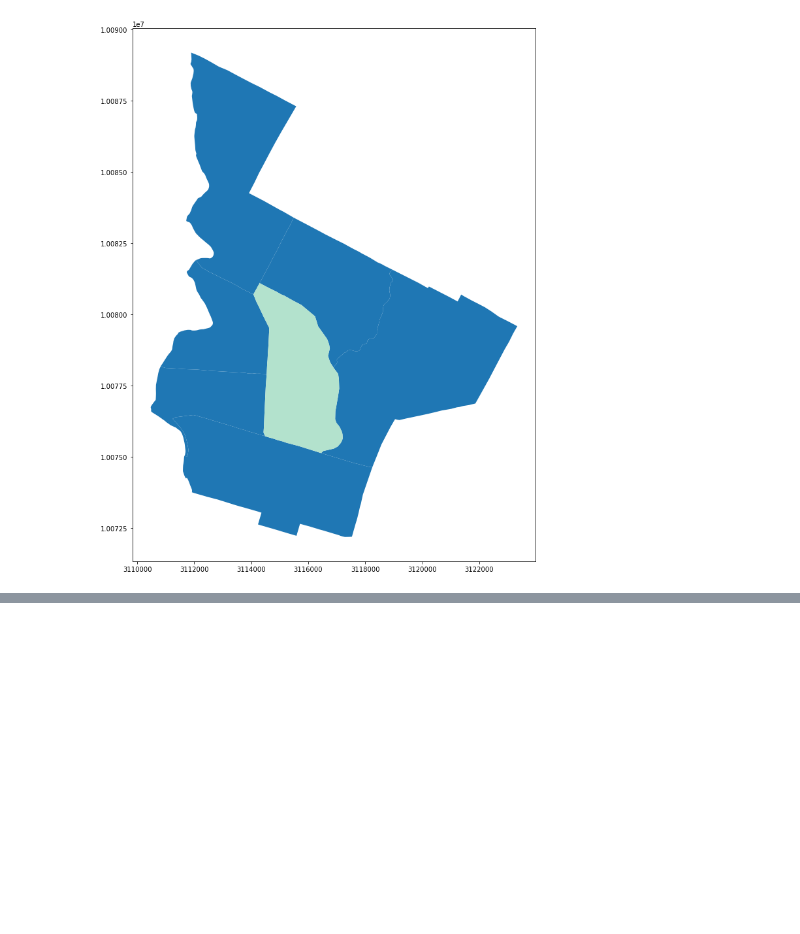
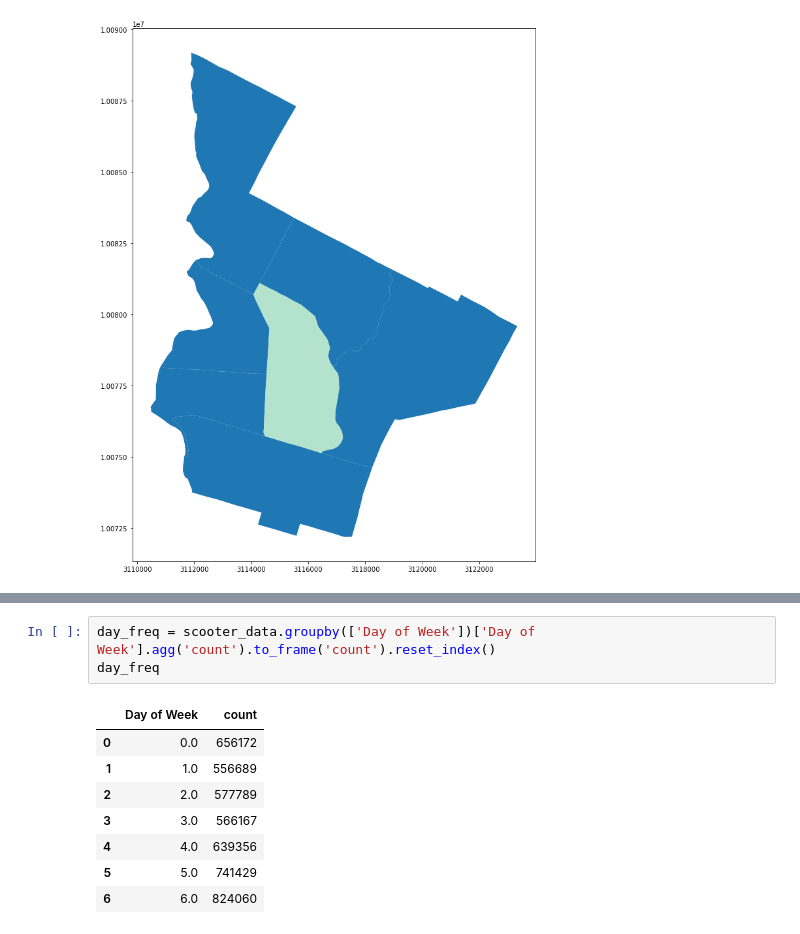
Before and after one commit to sanjayyepuri/DocklessVehicleTraffic, a Jupyter notebook: notebooks/Scratch.ipynb, the cells around one changed output, grey strips where cells are left out. Drawn from its saved outputs; the diff is of its cells as text; blank space fills up the shorter version.

```diff
--- a/notebooks/Untitled.ipynb
+++ b/notebooks/Scratch.ipynb
@@ -48,0 +65,12 @@ start_data = pd.merge(scooter_data, austin, how='inner', on=['DATA_FILE'])
+# %%
+day_freq = scooter_data.groupby(['Day of Week'])['Day of Week'].agg('count').to_frame('count').reset_index()
+day_freq
+# %% [output]
+|  | Day of Week | count |
+| 0 | 0.0 | 656172 |
+| 1 | 1.0 | 556689 |
+| 2 | 2.0 | 577789 |
+| 3 | 3.0 | 566167 |
+| 4 | 4.0 | 639356 |
+| 5 | 5.0 | 741429 |
+| 6 | 6.0 | 824060 |
```
Also changed, not shown: parts of 5 cells of this notebook, 2 other files.
